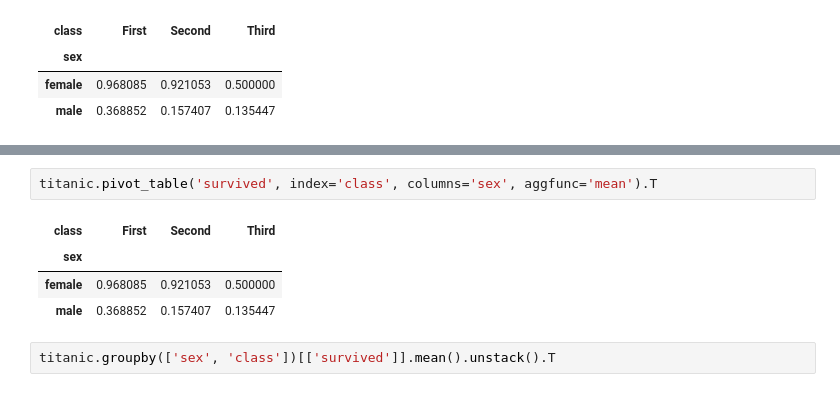
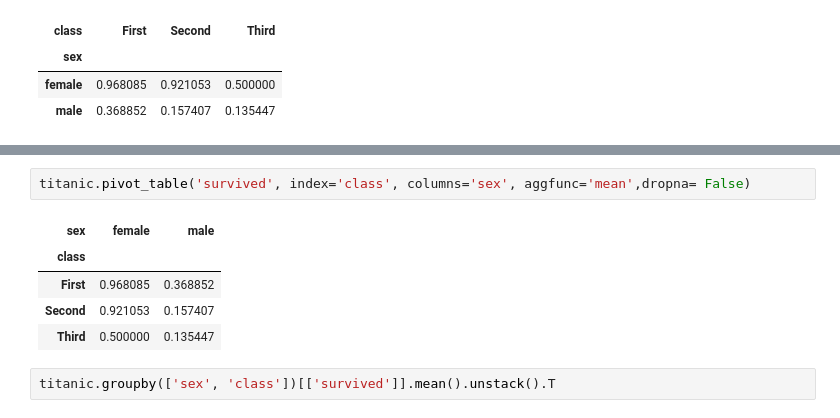
Before and after one commit to diego-dng/0426_DS_VITORIA-GASTEIZ, a Jupyter notebook: 2-Data_analysis/2-Pandas/Teoría/3_Agrupaciones.ipynb, the cells around one changed output, grey strips where cells are left out. Saved outputs shown, nothing was run; the diff lists cells and outputs as text.

```diff
--- a/2-Data_analysis/2-Pandas/Teoría/3_Agrupaciones.ipynb
+++ b/2-Data_analysis/2-Pandas/Teoría/3_Agrupaciones.ipynb
@@ -1304,10 +1398,11 @@ titanic.pivot_table(values = 'survived', columns='class', aggfunc='mean', index=
 # %%
-titanic.pivot_table('survived', index='class', columns='sex', aggfunc='mean').T
+titanic.pivot_table('survived', index='class', columns='sex', aggfunc='mean',dropna= False)
 # %% [output]
-| class | First | Second | Third |
-| sex |  |  |  |
-| female | 0.968085 | 0.921053 | 0.500000 |
-| male | 0.368852 | 0.157407 | 0.135447 |
+| sex | female | male |
+| class |  |  |
+| First | 0.968085 | 0.368852 |
+| Second | 0.921053 | 0.157407 |
+| Third | 0.500000 | 0.135447 |
 # %%
 titanic.groupby(['sex', 'class'])[['survived']].mean().unstack().T
 # %% [output]
```
Also changed, not shown: parts of 24 cells of this notebook, 2 other files.
